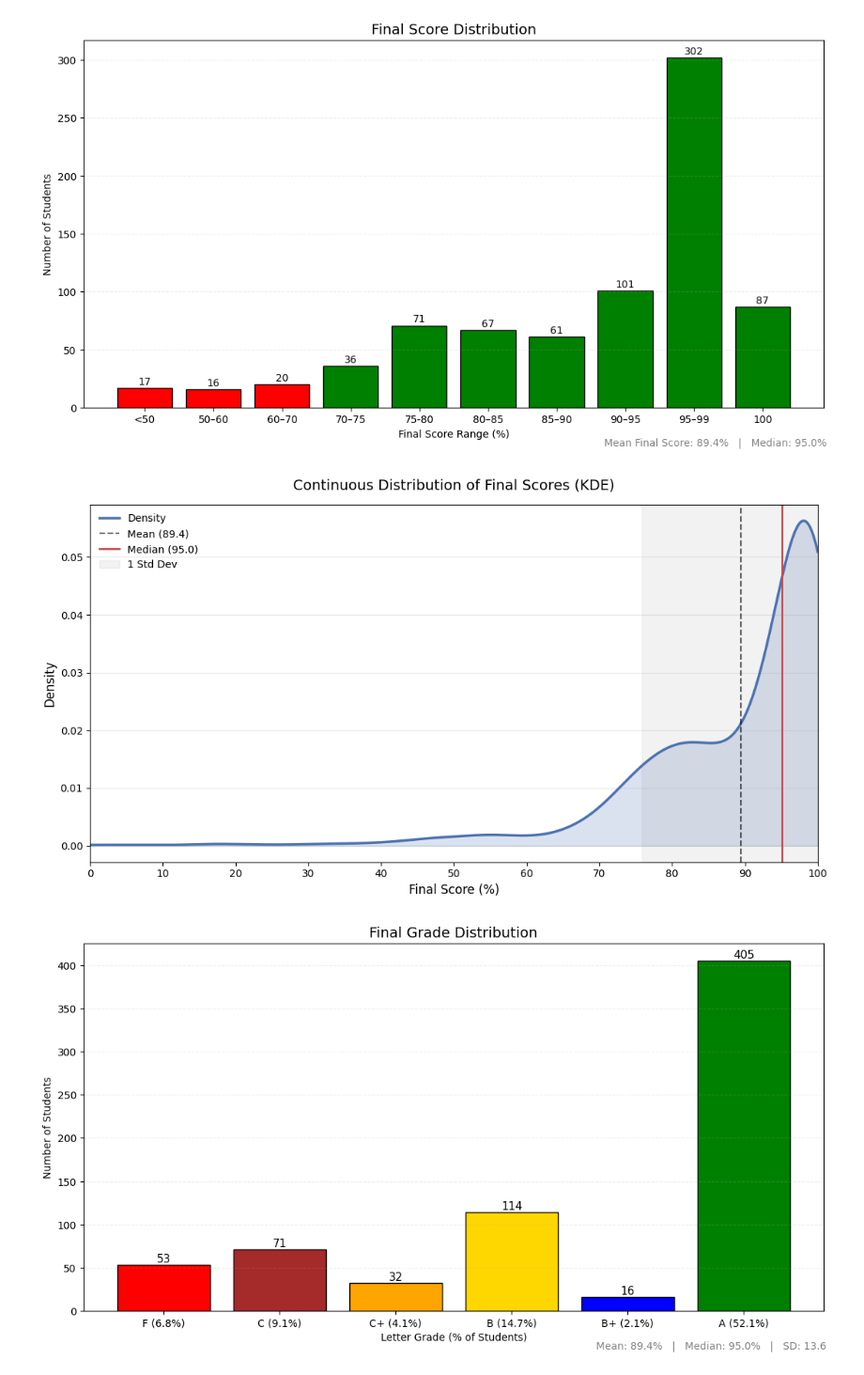
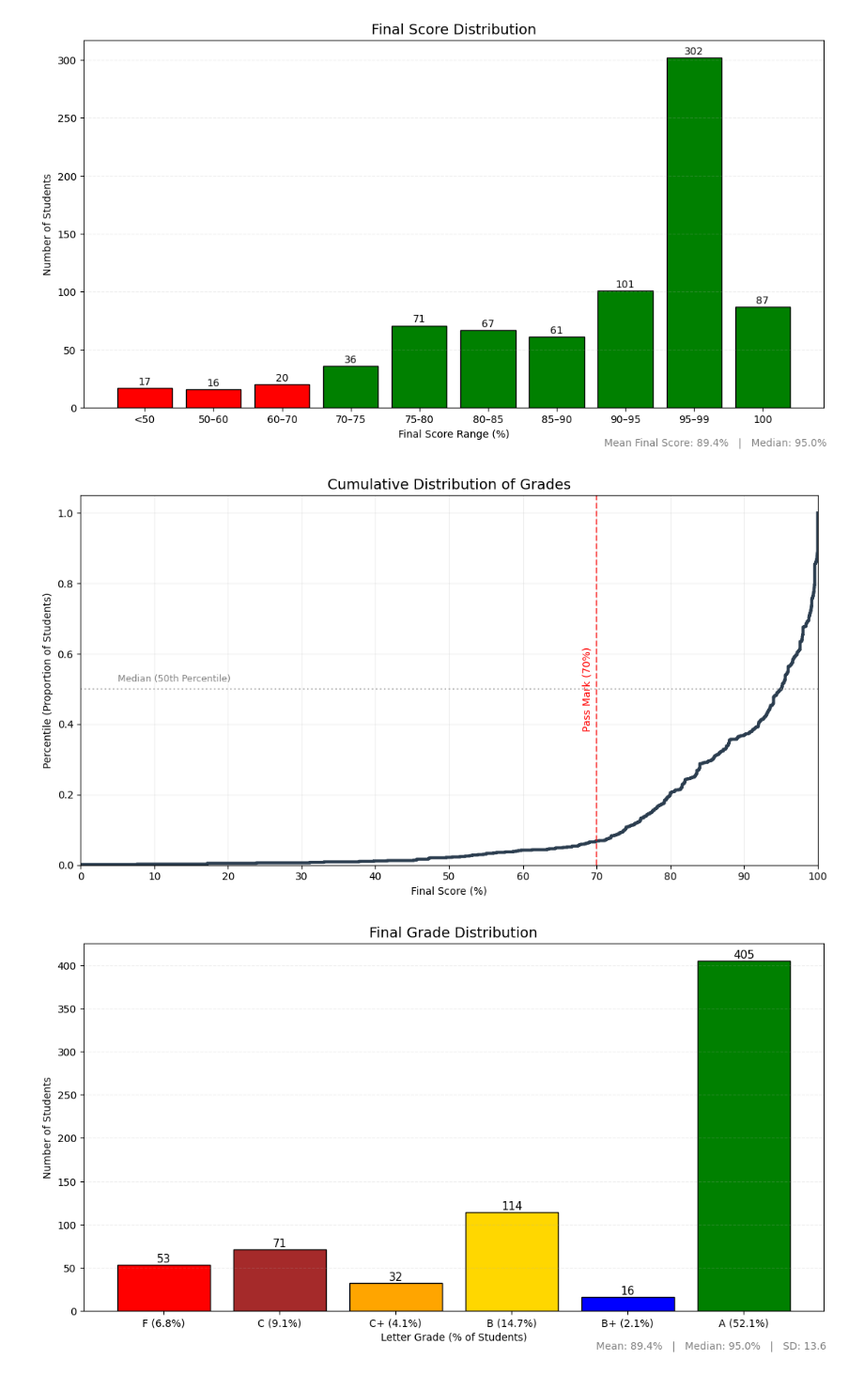
Before and after one commit to akioazevedo/student_analysis, a Jupyter notebook: Analysis.ipynb, the cells around one changed output. Shown at 94% size. Cells and saved outputs as stored; diff of their text form; code cells hidden in the pictures.

```diff
--- a/Analysis.ipynb
+++ b/Analysis.ipynb
@@ -100,48 +100,41 @@ plt.show()
 # %% [output]
 [figure]
 # %%
-from scipy.stats import gaussian_kde
-
-# Clean data
-scores = pd.to_numeric(df['Final Score'], errors='coerce').dropna()
-
-# Summary stats
-mean_score = scores.mean()
-median_score = scores.median()
-std_score = scores.std()
-
-# KDE
-kde = gaussian_kde(scores)
-x = np.linspace(0, 100, 500)
-y = kde(x)
+import seaborn as sns
+import matplotlib.pyplot as plt
 
 plt.figure(figsize=(11, 6))
 
-# Main KDE Plot
-plt.plot(x, y, linewidth=2.5, color='#4C72B0', label='Density')
-plt.fill_between(x, y, color='#4C72B0', alpha=0.2) # Fill for better visual weight
+# Use element="step" for a clean 'running total' look
+sns.ecdfplot(data=final_scores, linewidth=3, color='#2c3e50')
 
-# Statistical Indicators
-plt.axvline(mean_score, color='black', linestyle='--', linewidth=1.5, label=f'Mean ({mean_score:.1f})', alpha=0.6)
-plt.axvline(median_score, color='#C44E52', linestyle='-', linewidth=2, label=f'Median ({median_score:.1f})')
+# Adding a 'Passing Grade' reference line
+pass_mark = 70
+# Finding the % of students who failed (scored below pass_mark)
+# We calculate this by checking how many scores are less than the pass mark
+fail_rate = (final_scores < pass_mark).mean() * 100
 
-# Add Standard Deviation Shading
-plt.axvspan(mean_score - std_score, mean_score + std_score, color='gray', alpha=0.1, label='1 Std Dev')
+plt.axvline(pass_mark, color='red', linestyle='--', alpha=0.6)
+plt.text(pass_mark-2, 0.5, f'Pass Mark ({pass_mark}%)', rotation=90, color='red', va='center')
 
-# Styling & Labels
-plt.title('Continuous Distribution of Final Scores (KDE)', fontsize=14, pad=15)
-plt.xlabel('Final Score (%)', fontsize=12)
-plt.ylabel('Density', fontsize=12)
+# Formatting
+plt.title('Cumulative Distribution of Grades', fontsize=14)
+plt.xlabel('Final Score (%)')
+plt.ylabel('Percentile (Proportion of Students)')
+plt.grid(True, alpha=0.2)
 plt.xlim(0, 100)
-plt.xticks(np.arange(0, 101, 10)) # Every 10 makes it less cluttered
-plt.grid(axis='y', alpha=0.3)
-plt.legend(frameon=False)
+plt.xticks(np.arange(0,101,10))
+plt.ylim(0, 1.05) # Go slightly above 1 for visual clarity
+
+# Optional: Add horizontal lines for Quartiles (25%, 50%, 75%)
+plt.axhline(0.5, color='gray', linestyle=':', alpha=0.5)
+plt.text(5, 0.52, 'Median (50th Percentile)', color='gray', fontsize=9)
 
 plt.tight_layout()
-plt.savefig("plots/Final_Score_KDE.png")
+plt.savefig("plots/Final_Score_CDF.png")
 plt.show()
 # %% [output]
-[figure, old version]
+[figure, new version]
 # %%
 # Ensure final scores are numeric
 final_scores = pd.to_numeric(df['Final Score'], errors='coerce')
```
Also changed, not shown: parts of 2 cells of this notebook, 2 other files.
